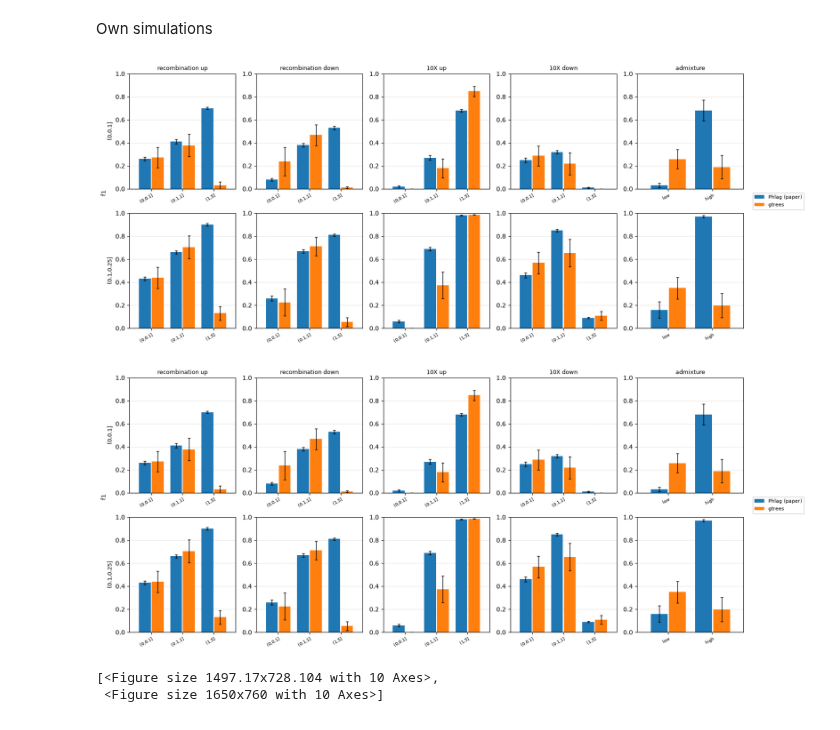
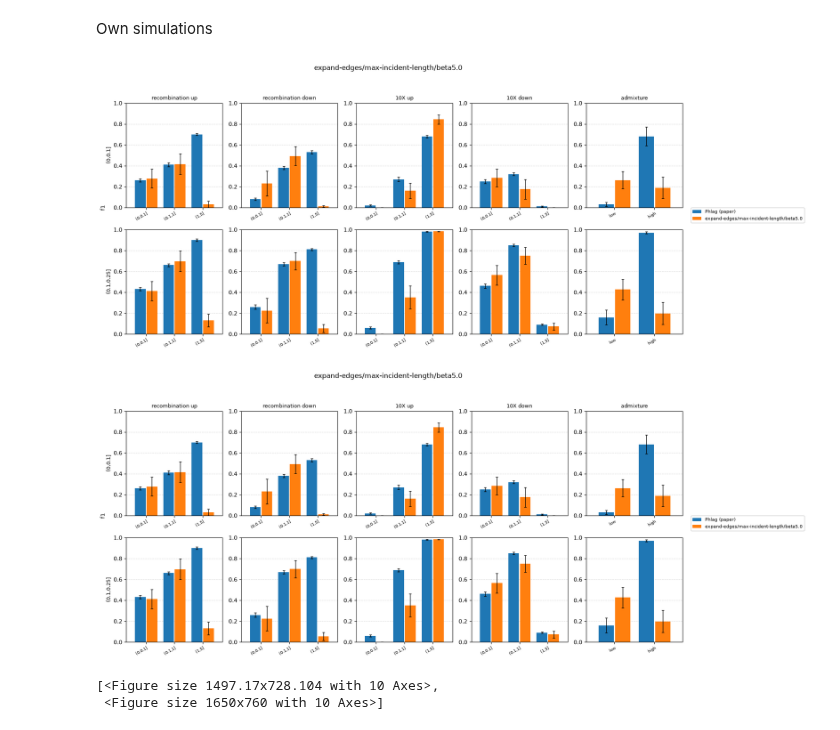
Before and after one commit to isaacangyu/phlag, a Jupyter notebook: bench/aggregate.ipynb, the cells around one changed output. Saved outputs shown, nothing was run; the diff lists cells and outputs as text; code cells hidden in the pictures.

```diff
--- a/bench/aggregate.ipynb
+++ b/bench/aggregate.ipynb
@@ -648,10 +607,10 @@ cra.plot(
 # %% [markdown]
 Own simulations
 # %%
-cra.plot({'phlag': 'gtrees'}, gtrees=True, plot_type='bar')
+cra.plot({'phlag': 'expand-edges/max-incident-length/beta5.0'}, gtrees=True, plot_type='bar')
 # %% [output]
-[figure, old version]
+[figure, new version]
-[figure, old version]
+[figure, new version]
 # %%
 config = deepcopy(best_config)
 config['phlag'] = ['gtrees', 'msa']
```
Also changed, not shown: parts of 5 cells of this notebook, 6 other files.
